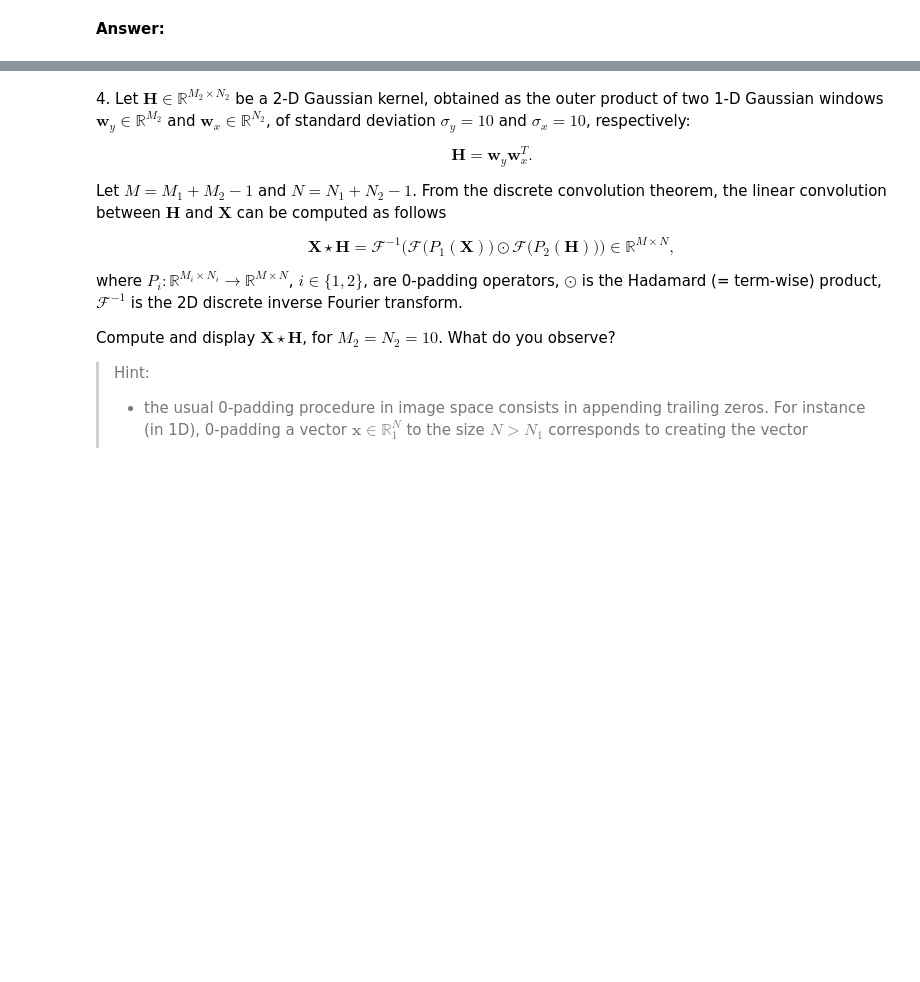
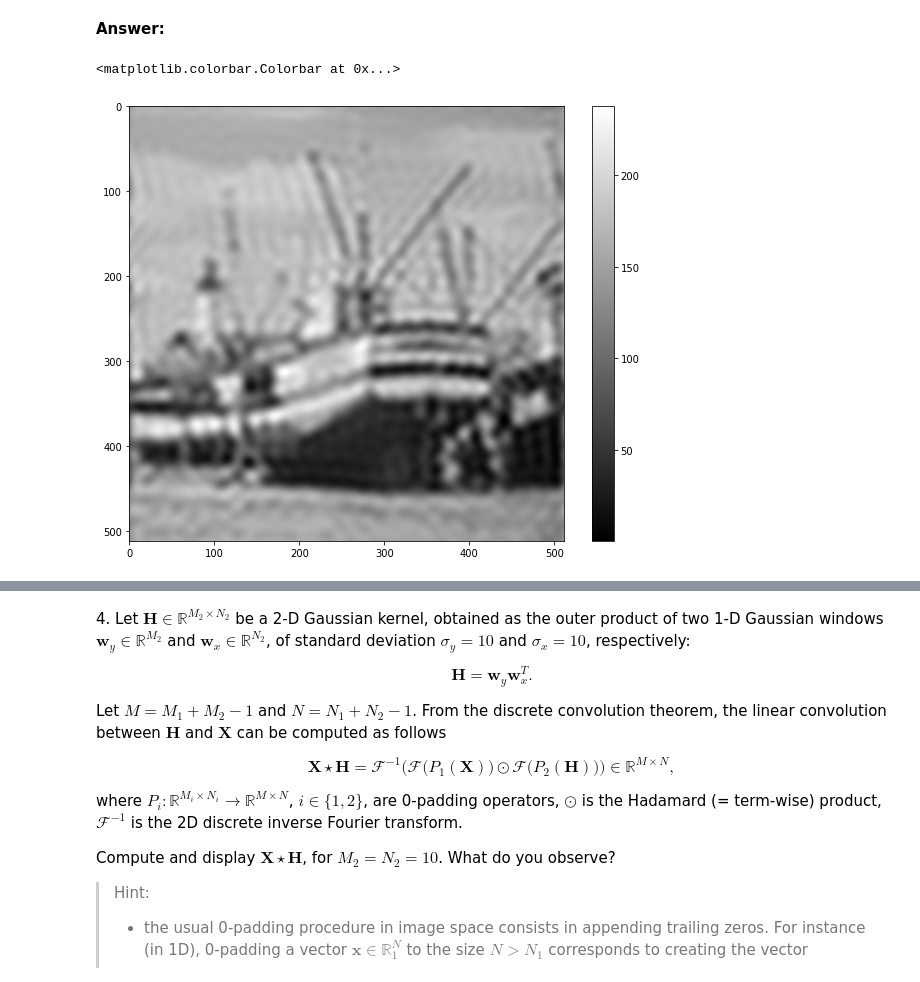
Before and after one commit to benech17/python_sdia_BENICHOU_BONNEFOY, a Jupyter notebook: Labs/Lab3/BENICHOU-BONNEFOY_lab3.ipynb, the cells around one changed output, grey strips where cells are left out. Cells and saved outputs as stored; diff of their text form; code cells hidden in the pictures; blank space fills up the shorter version.

````diff
--- a/Labs/Lab3/BENICHOU-BONNEFOY_lab3.ipynb
+++ b/Labs/Lab3/BENICHOU-BONNEFOY_lab3.ipynb
@@ -341,3 +337,21 @@ b) Display the filtered image for 2 different values of $\mathbf{f}_c$. What do
 > ```
 # %% [markdown]
 **Answer:**
+# %%
+# Question a
+
+def ideal_lowpass_filter(X,fc =(50,50)):
+    FFt = np.fft.fftshift(np.fft.fft2(X))
+    FFtLowPassX = np.copy(FFt)
+    M,N = np.shape(FFt)
+    FFtLowPassX[M//2-fc[0]//2 :M//2+fc[0]//2 ,N//2-fc[1]//2:N//2+fc[1]//2 ]=0
+    FFtLowPassX = FFt-FFtLowPassX
+    X_LowPassFiltered = np.fft.ifft2(FFtLowPassX)
+    return(X_LowPassFiltered)
+
+X_low = np.abs(ideal_lowpass_filter(img,(50,50)))
+plt.imshow(X_low, cmap = "gray")
+plt.colorbar()
+# %% [output]
+<matplotlib.colorbar.Colorbar at 0x...>
+[figure, added]
````
Also changed, not shown: parts of 13 cells of this notebook.
